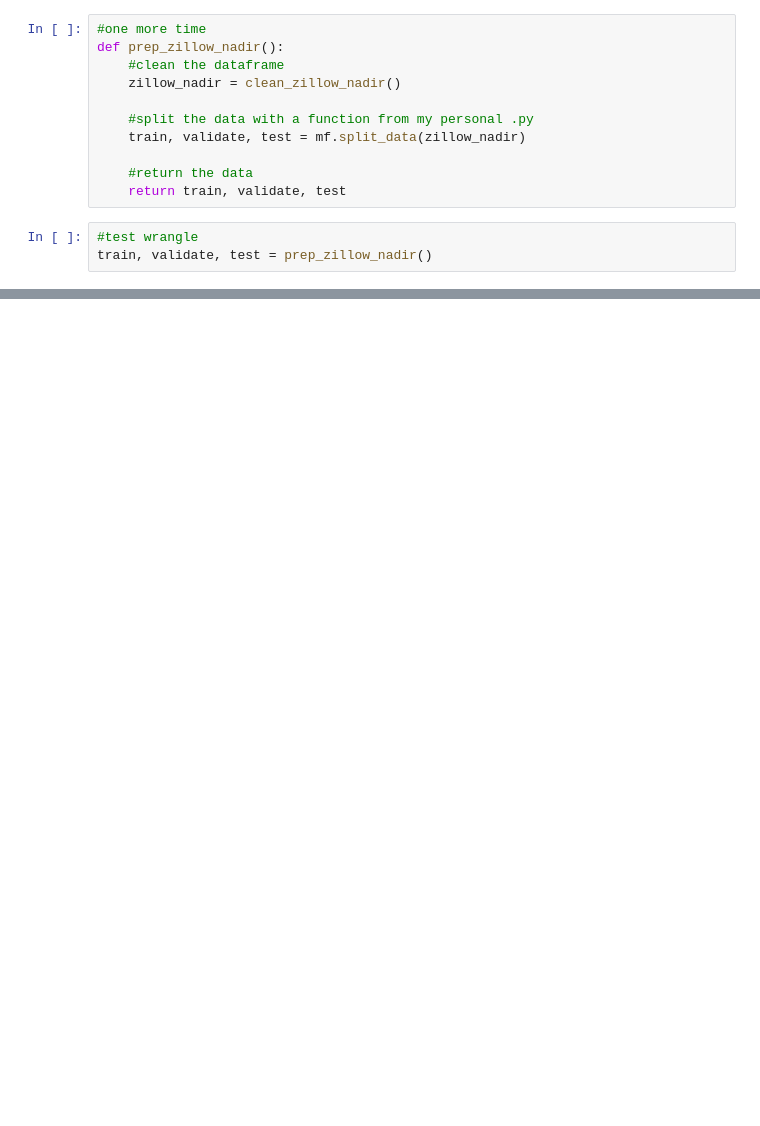
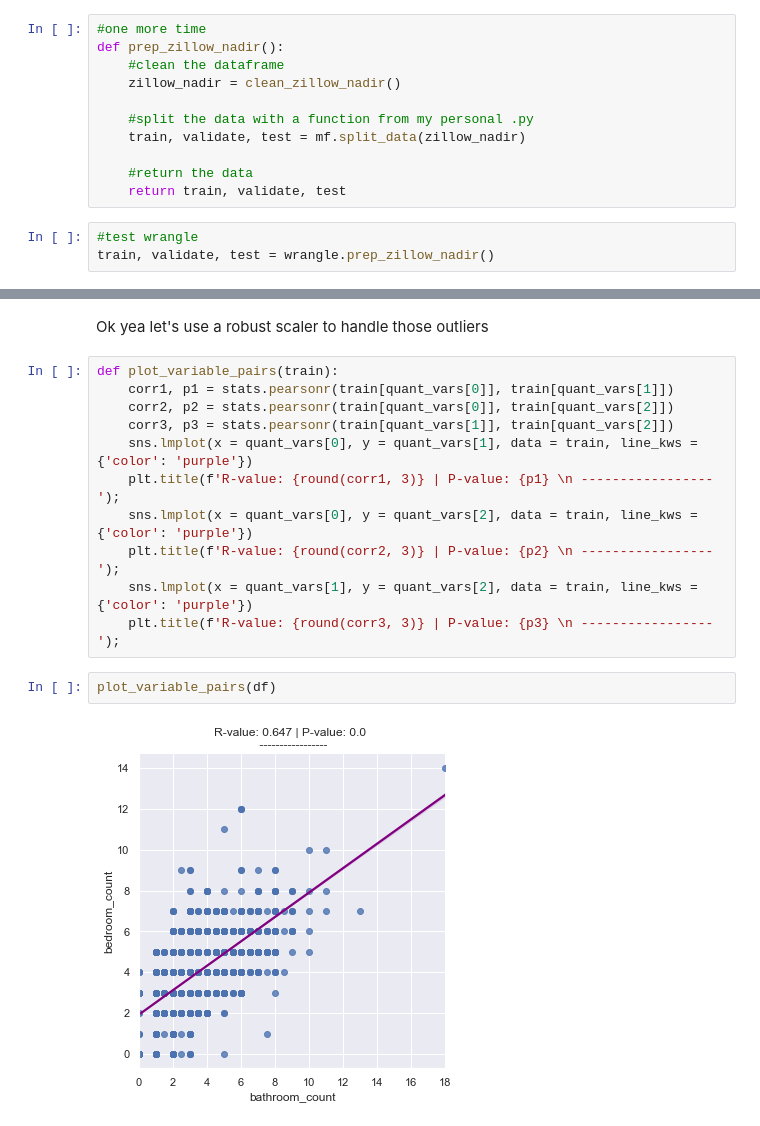
Before and after one commit to masonsherbondy/zillow-regression, a Jupyter notebook: property_value_work.ipynb, the cells around one changed output, grey strips where cells are left out. Saved outputs shown, nothing was run; the diff lists cells and outputs as text; blank space fills up the shorter version.

```diff
--- a/property_value_work.ipynb
+++ b/property_value_work.ipynb
@@ -138,7 +229,7 @@ def prep_zillow_nadir():
     return train, validate, test
 # %%
 #test wrangle
-train, validate, test = prep_zillow_nadir()
+train, validate, test = wrangle.prep_zillow_nadir()
 # %%
 #check shapes - looks clear
 train.shape, validate.shape, test.shape
@@ -144,0 +266,17 @@ train.shape, validate.shape, test.shape
+# %% [markdown]
+Ok yea let's use a robust scaler to handle those outliers
+# %%
+def plot_variable_pairs(train):
+    corr1, p1 = stats.pearsonr(train[quant_vars[0]], train[quant_vars[1]])
+    corr2, p2 = stats.pearsonr(train[quant_vars[0]], train[quant_vars[2]])
+    corr3, p3 = stats.pearsonr(train[quant_vars[1]], train[quant_vars[2]])
+    sns.lmplot(x = quant_vars[0], y = quant_vars[1], data = train, line_kws = {'color': 'purple'})
+    plt.title(f'R-value: {round(corr1, 3)} | P-value: {p1} \n -----------------');
+    sns.lmplot(x = quant_vars[0], y = quant_vars[2], data = train, line_kws = {'color': 'purple'})
+    plt.title(f'R-value: {round(corr2, 3)} | P-value: {p2} \n -----------------');
+    sns.lmplot(x = quant_vars[1], y = quant_vars[2], data = train, line_kws = {'color': 'purple'})
+    plt.title(f'R-value: {round(corr3, 3)} | P-value: {p3} \n -----------------');
+# %%
+plot_variable_pairs(df)
+# %% [output]
+[figure, added]
```
Also changed, not shown: parts of 60 cells of this notebook.
